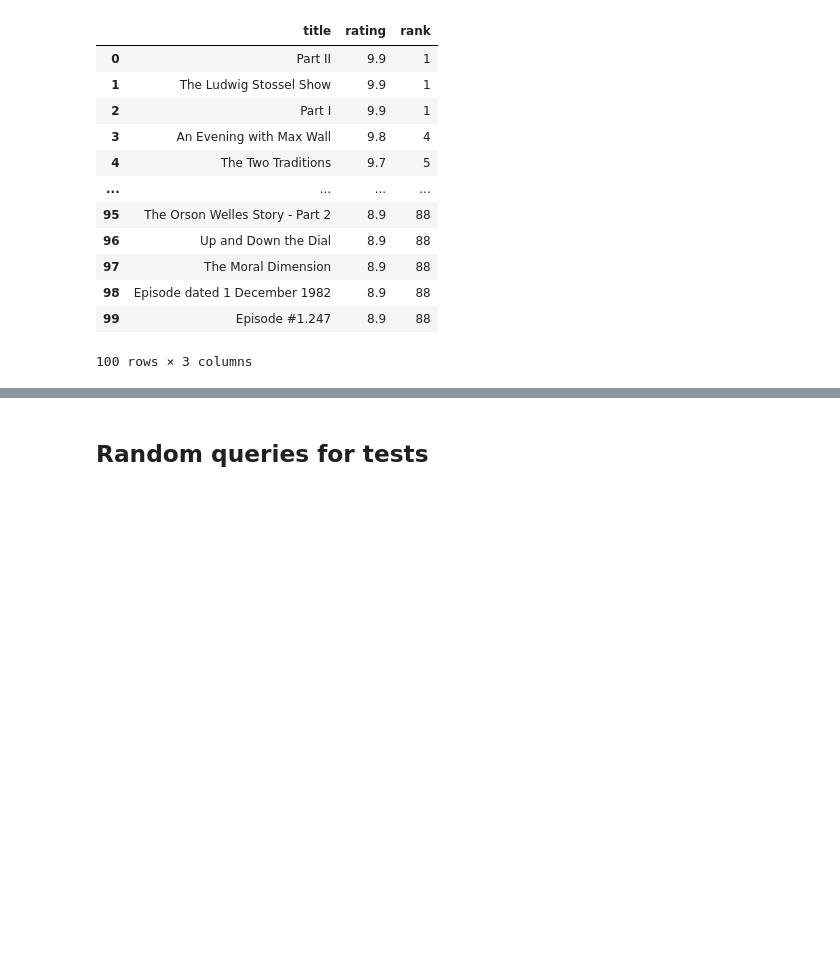
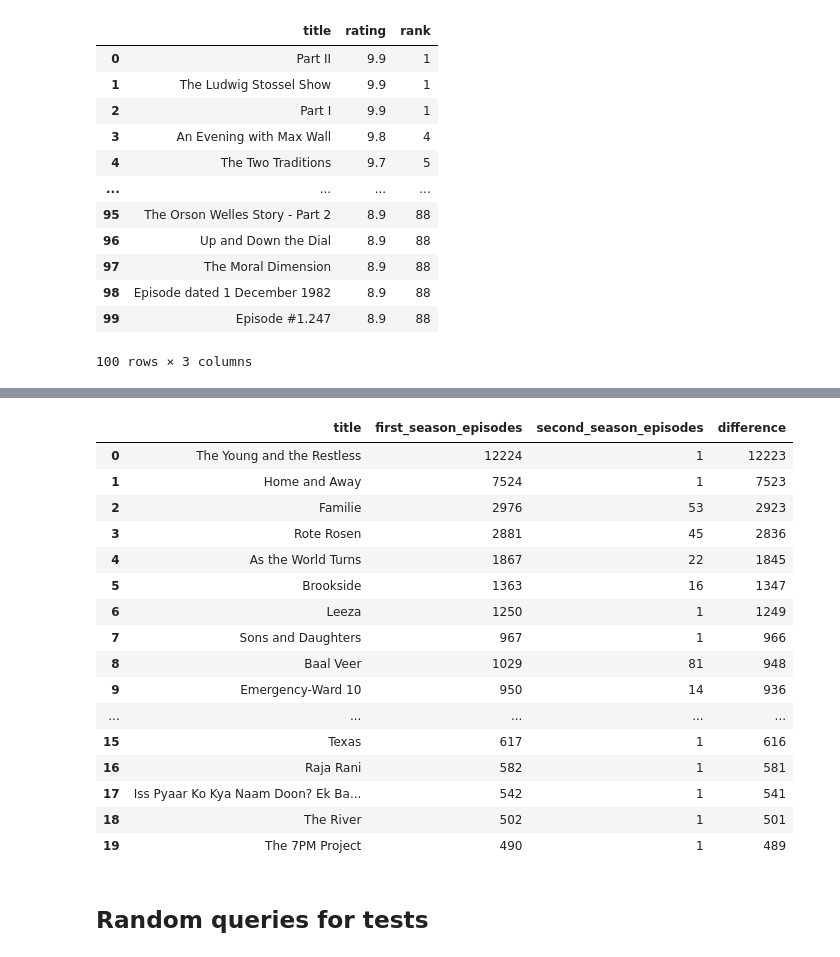
Before and after one commit to srasetti/imdb, a Jupyter notebook: imdb.ipynb, the cells around one changed output, grey strips where cells are left out. Saved outputs shown, nothing was run; the diff lists cells and outputs as text; code cells hidden in the pictures; blank space fills up the shorter version.

Commit message:
Added a query with LEAD

```diff
--- a/imdb.ipynb
+++ b/imdb.ipynb
@@ -241,3 +262,14 @@ with MyDB() as my_db:
         print(f"The following error was raised:\n{err}")
 # %% [output]
 Data imported
+# %%
+with MyDB() as my_db:
+    try:
+        cursor = my_db.cursor
+        with open('data/title.episode.tsv', 'r') as f:
+            next(f) # Skip the header row.
+            cursor.copy_from(f, 'episodes', sep='\t')
+        my_db._db_connection.commit()
+        print("Data imported")
+    except Exception as err:
+        print(f"The following error was raised:\n{err}")
@@ -472,3 +508,81 @@ with MyDB() as my_db:
+# %%
+test_query = """WITH countedepisodes AS (
+SELECT parentTconst, seasonNumber, COUNT(episodeNumber) as episodes
+FROM episodes
+WHERE seasonNumber IS NOT NULL
+AND seasonNumber < 3
+GROUP BY parentTconst,seasonNumber
+ORDER BY parentTconst
+)
+SELECT * FROM countedepisodes
+WHERE parentTconst = 'tt0058795'
+"""
+
+test2_query = """WITH countedepisodes AS (
+SELECT parentTconst, seasonNumber, COUNT(episodeNumber) as episodes
+FROM episodes
+WHERE seasonNumber IS NOT NULL
+AND seasonNumber < 3
+GROUP BY parentTconst,seasonNumber
+ORDER BY parentTconst
+), diffepisodes AS (
+SELECT parentTconst, seasonNumber, episodes AS First_season_episodes,
+LEAD(episodes,1) OVER (PARTITION BY parentTconst
+ORDER BY seasonNumber) second_season_episodes
+FROM countedepisodes
+)
+SELECT * FROM diffepisodes
+WHERE parentTconst = 'tt0058795'
+"""
+
+query = """
+WITH countedepisodes AS (
+SELECT parentTconst, seasonNumber, COUNT(episodeNumber) as episodes
+FROM episodes
+WHERE seasonNumber IS NOT NULL
+AND seasonNumber < 3
+GROUP BY parentTconst,seasonNumber
+ORDER BY parentTconst
+), diffepisodes AS (
+SELECT parentTconst, episodes AS First_season_episodes,
+LEAD(episodes,1) OVER (PARTITION BY parentTconst
+ORDER BY seasonNumber) second_season_episodes
+FROM countedepisodes
+)
+
+SELECT originalTitle Title,First_season_episodes, second_season_episodes,
+ABS(First_season_episodes-second_season_episodes) difference
+FROM diffepisodes
+JOIN basics ON basics.tconst = diffepisodes.parentTconst
+WHERE second_season_episodes IS NOT NULL
+ORDER BY difference DESC
+LIMIT 20
+"""
+
+with MyDB() as my_db:
+    try:
+        df_episodes_difference = pd.read_sql_query(query, my_db._db_connection)
+        display(df_episodes_difference)
+    except Exception as err:
+        print(f"The following error was raised:\n{err}")
+# %% [output]
+|  | title | first_season_episodes | second_season_episodes | difference |
+| 0 | The Young and the Restless | 12224 | 1 | 12223 |
+| 1 | Home and Away | 7524 | 1 | 7523 |
+| 2 | Familie | 2976 | 53 | 2923 |
+| 3 | Rote Rosen | 2881 | 45 | 2836 |
+| 4 | As the World Turns | 1867 | 22 | 1845 |
+| 5 | Brookside | 1363 | 16 | 1347 |
+| 6 | Leeza | 1250 | 1 | 1249 |
+| 7 | Sons and Daughters | 967 | 1 | 966 |
+| 8 | Baal Veer | 1029 | 81 | 948 |
+| 9 | Emergency-Ward 10 | 950 | 14 | 936 |
+| ... | ... | ... | ... | ... |
+| 15 | Texas | 617 | 1 | 616 |
+| 16 | Raja Rani | 582 | 1 | 581 |
+| 17 | Iss Pyaar Ko Kya Naam Doon? Ek Ba... | 542 | 1 | 541 |
+| 18 | The River | 502 | 1 | 501 |
+| 19 | The 7PM Project | 490 | 1 | 489 |
 # %% [markdown]
 ## Random queries for tests
 # %% [markdown]
```
Also changed, not shown: parts of 6 cells of this notebook.
